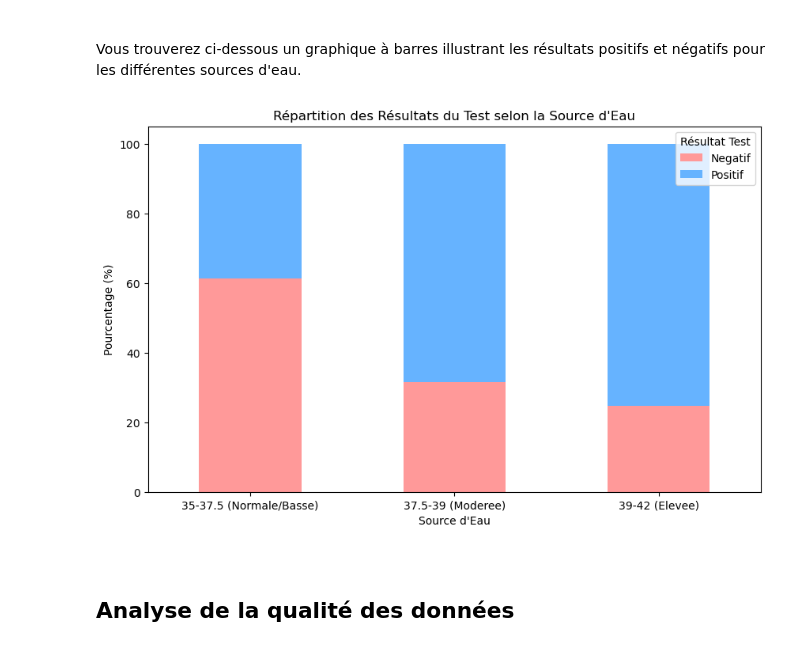
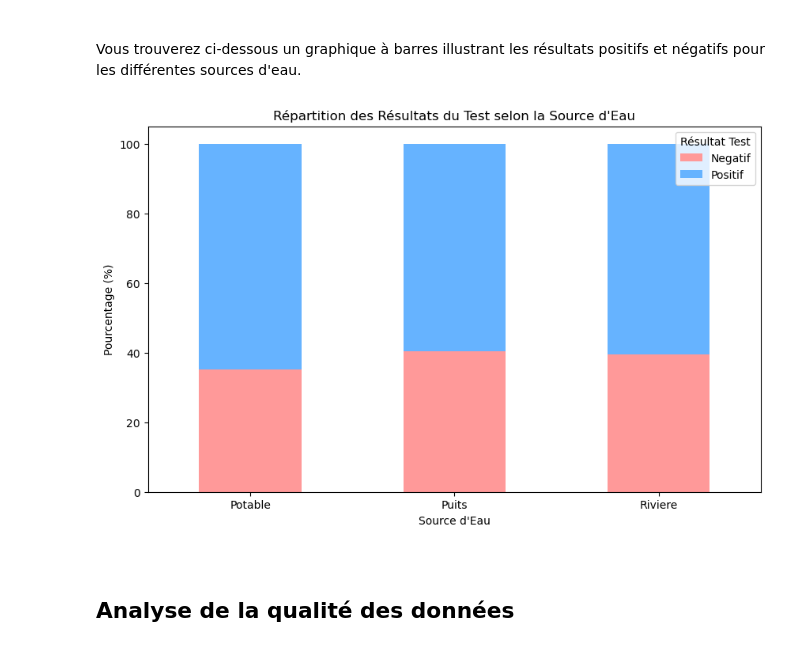
Before and after one commit to COLL-NOBEL/Data_Analysis_Project, a Jupyter notebook: TyphoidAnalysis.ipynb, the cells around one changed output. Drawn from its saved outputs; the diff is of its cells as text; code cells hidden in the pictures.

```diff
--- a/TyphoidAnalysis.ipynb
+++ b/TyphoidAnalysis.ipynb
@@ -330,16 +330,16 @@ Valeur p (p-value) : 0.7140
 Vous trouverez ci-dessous un graphique à barres illustrant les résultats positifs et négatifs pour les différentes sources d'eau.
 # %%
 # 4. Visualisation : Graphique à barres empilées
-tableau_percent = tableau_contingence.div(tableau_contingence.sum(1), axis=0) * 100
+tableau_percent = tableau_contingence_source_eau.div(tableau_contingence_source_eau.sum(1), axis=0) * 100
 tableau_percent.plot(kind='bar', stacked=True, color=['#ff9999','#66b3ff'], figsize=(10, 6))
 plt.title('Répartition des Résultats du Test selon la Source d\'Eau')
 plt.xlabel('Source d\'Eau')
 plt.ylabel('Pourcentage (%)')
 plt.legend(title='Résultat Test', loc='upper right')
 plt.xticks(rotation=0)
 plt.show()
 # %% [output]
-[figure, old version]
+[figure, new version]
 # %% [markdown]
 <br>
 
```
